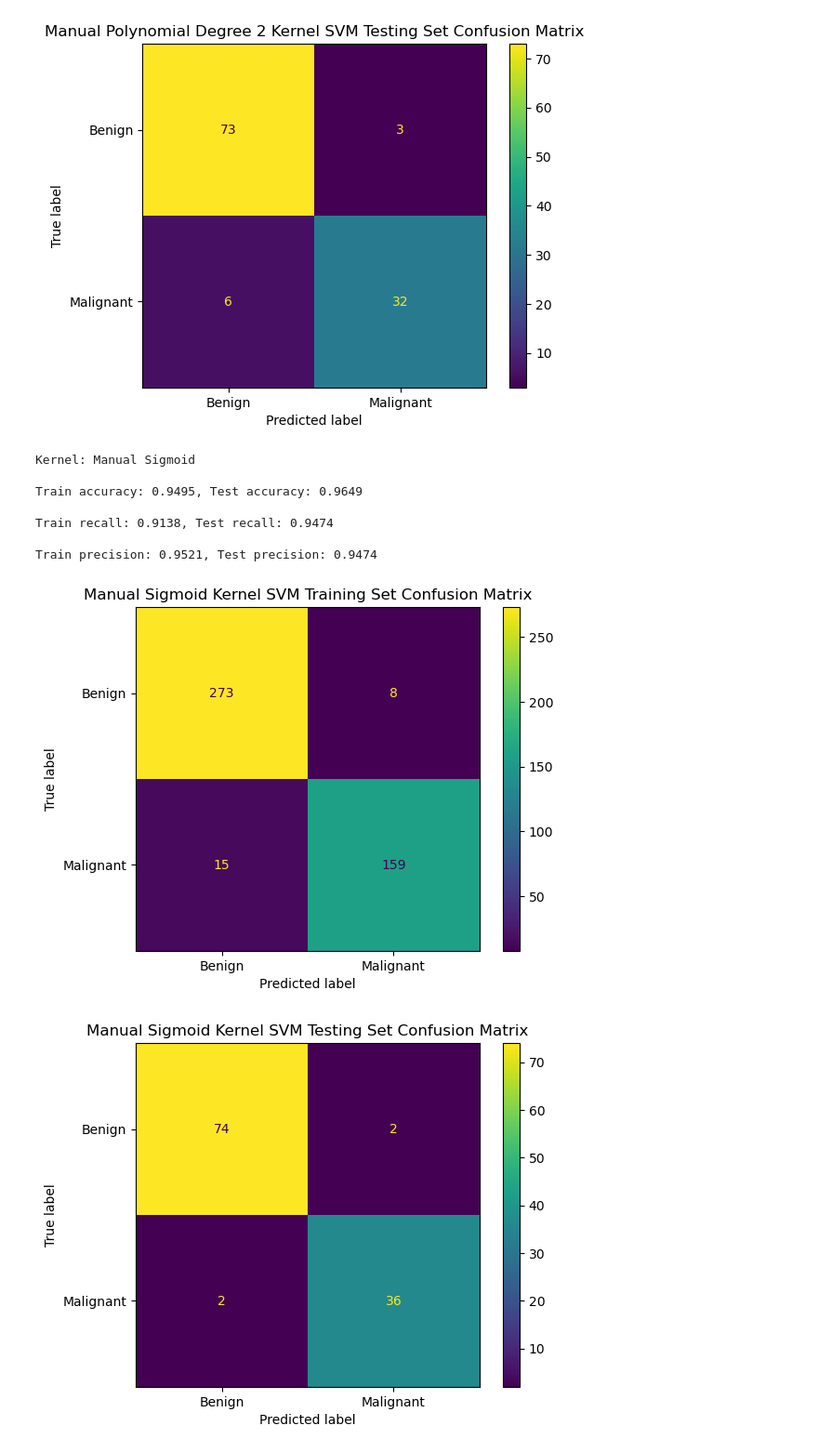
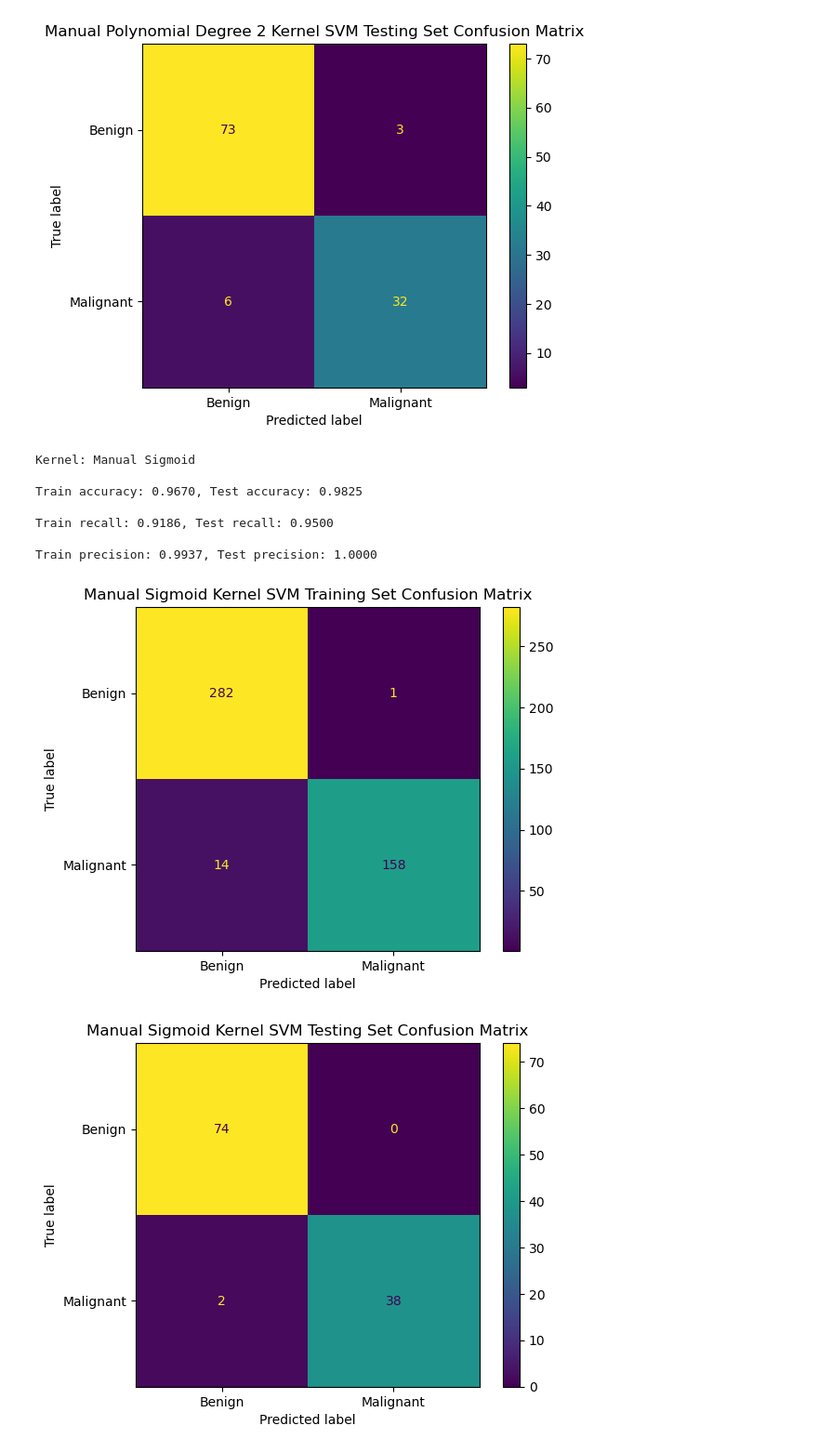
Before and after one commit to whuang3607/CS-6140-Project, a Jupyter notebook: William_Huang_Final_Project.ipynb, the cells around one changed output. Shown at 93% size. Drawn from its saved outputs; the diff is of its cells as text; code cells hidden in the pictures.

```diff
--- a/William_Huang_Final_Project.ipynb
+++ b/William_Huang_Final_Project.ipynb
@@ -790,18 +820,18 @@ Train recall: 0.9368, Test recall: 0.8421
 Train precision: 0.9879, Test precision: 0.9143
 [figure]
 [figure]
-# %%
-my_sigmoid_svm = svm_with_smo_solver(kernel='sigmoid', alpha=0.05)
-sigmoid_y_train_prediction, sigmoid_y_test_prediction = svm_performance_on_cancer(my_sigmoid_svm, 'Manual Sigmoid')
-svm_confusion_matrix_on_cancer(sigmoid_y_train_prediction, sigmoid_y_test_prediction, "Sigmoid", "Manual")
-plt.show()
-# %% [output]
-Kernel: Manual Sigmoid
-
-Train accuracy: 0.9495, Test accuracy: 0.9649
-
-Train recall: 0.9138, Test recall: 0.9474
-
-Train precision: 0.9521, Test precision: 0.9474
-[figure, removed]
-[figure, removed]
+# %%
+my_sigmoid_svm = svm_with_smo_solver(kernel='sigmoid', alpha=0.01)
+sigmoid_y_train_prediction, sigmoid_y_test_prediction = svm_performance_on_cancer(my_sigmoid_svm, 'Manual Sigmoid')
+svm_confusion_matrix_on_cancer(sigmoid_y_train_prediction, sigmoid_y_test_prediction, "Sigmoid", "Manual")
+plt.show()
+# %% [output]
+Kernel: Manual Sigmoid
+
+Train accuracy: 0.9670, Test accuracy: 0.9825
+
+Train recall: 0.9186, Test recall: 0.9500
+
+Train precision: 0.9937, Test precision: 1.0000
+[figure, added]
+[figure, added]
```
Also changed, not shown: parts of 7 cells of this notebook, 1 other file.
